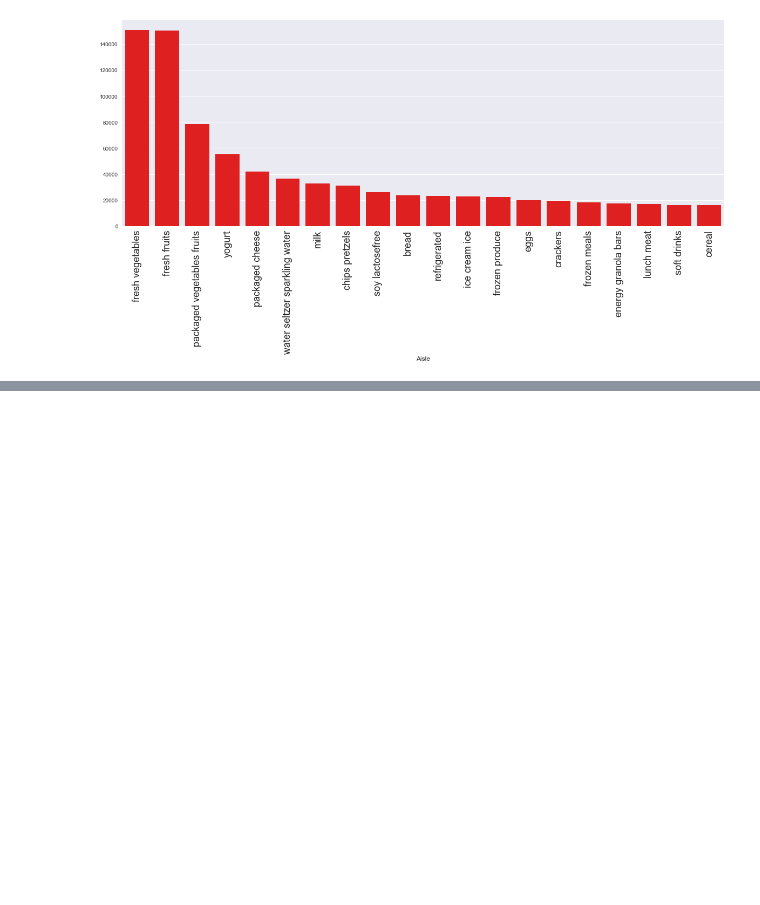
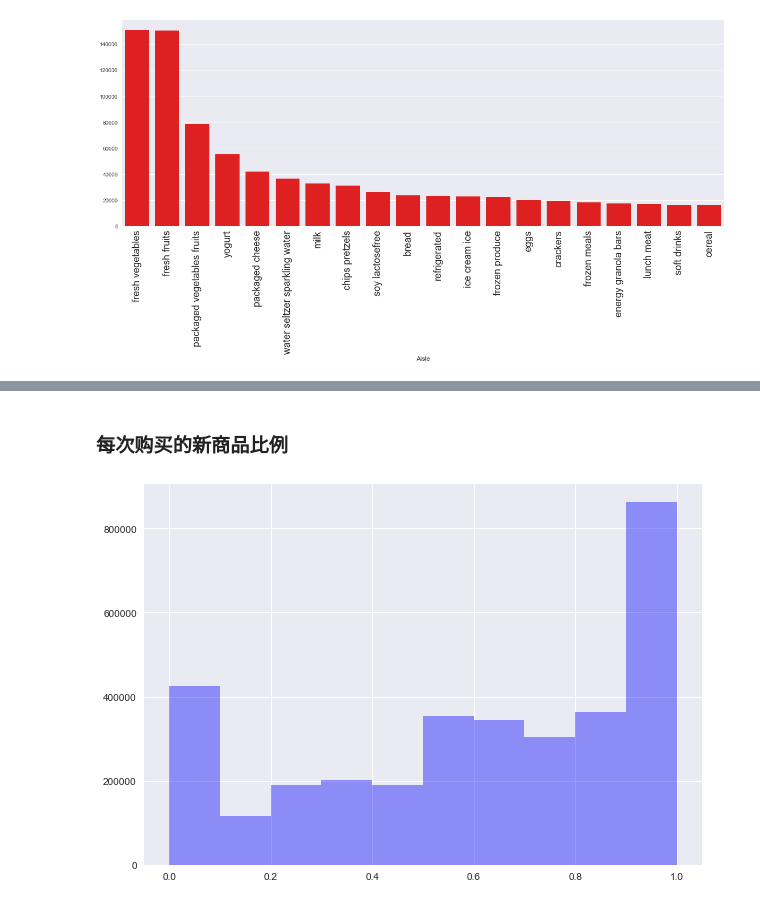
Before and after one commit to AstaTus/Instacar_-Market_Basket_Analysis, a Jupyter notebook: EDA/CommonEDA.ipynb, the cells around one changed output, grey strips where cells are left out. Cells and saved outputs as stored; diff of their text form; code cells hidden in the pictures; blank space fills up the shorter version.

```diff
--- a/EDA/CommonEDA.ipynb
+++ b/EDA/CommonEDA.ipynb
@@ -344,0 +381,11 @@ NameError: name 'orders_df' is not defined
+# %% [markdown]
+### 每次购买的新商品比例
+# %%
+order_groupby = all_order_products_df.groupby('order_id')
+# %%
+user_reorder_percent_df = order_groupby['reordered'].aggregate(np.sum) / order_groupby['reordered'].count()
+f, ax = plt.subplots(1, 1, figsize=(10, 7))
+sns.distplot(user_reorder_percent_df.values, bins=10, kde=False, color="b", ax=ax)
+plt.show()
+# %% [output]
+[figure, added]
```
Also changed, not shown: parts of 9 cells of this notebook, 3 other files.
